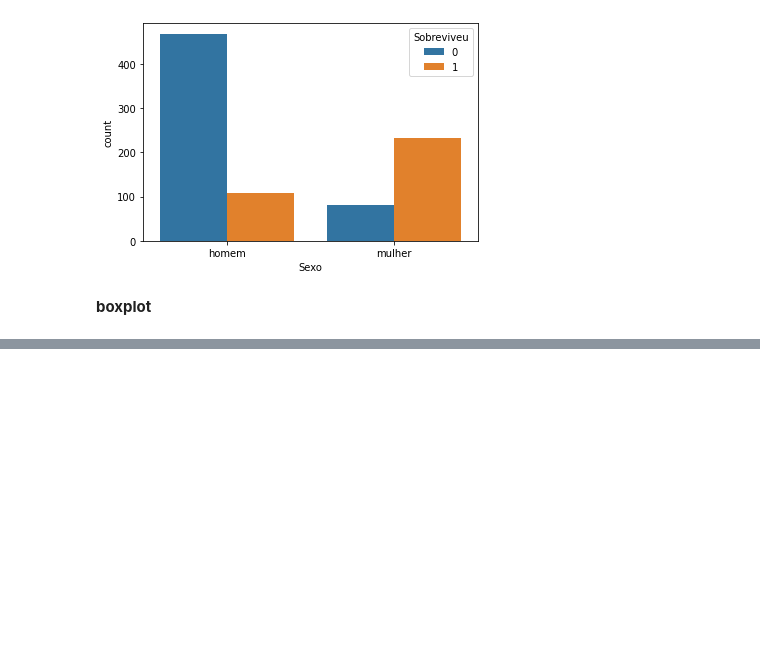
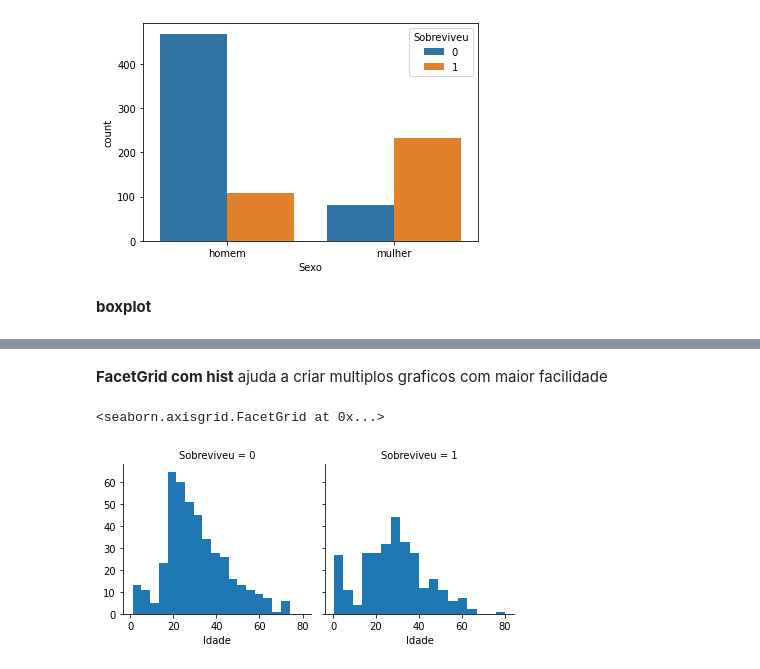
Before and after one commit to LucasRocha2308/Curso-Data-Science-e-Machine-Learning-com-Estatistica-e-Python, a Jupyter notebook: Visualizacao_de_dados.ipynb, the cells around one changed output, grey strips where cells are left out. Saved outputs shown, nothing was run; the diff lists cells and outputs as text; code cells hidden in the pictures; blank space fills up the shorter version.

```diff
--- a/Visualizacao_de_dados.ipynb
+++ b/Visualizacao_de_dados.ipynb
@@ -192,0 +202,8 @@ plt.figure(figsize=(5,3), dpi=100)
+# %% [markdown]
+**FacetGrid com hist** ajuda a criar multiplos graficos com maior facilidade
+# %%
+g = sns.FacetGrid(data, col='Sobreviveu')
+g.map(plt.hist, 'Idade', bins=18)
+# %% [output]
+<seaborn.axisgrid.FacetGrid at 0x...>
+[figure, added]
```
Also changed, not shown: parts of 5 cells of this notebook.
